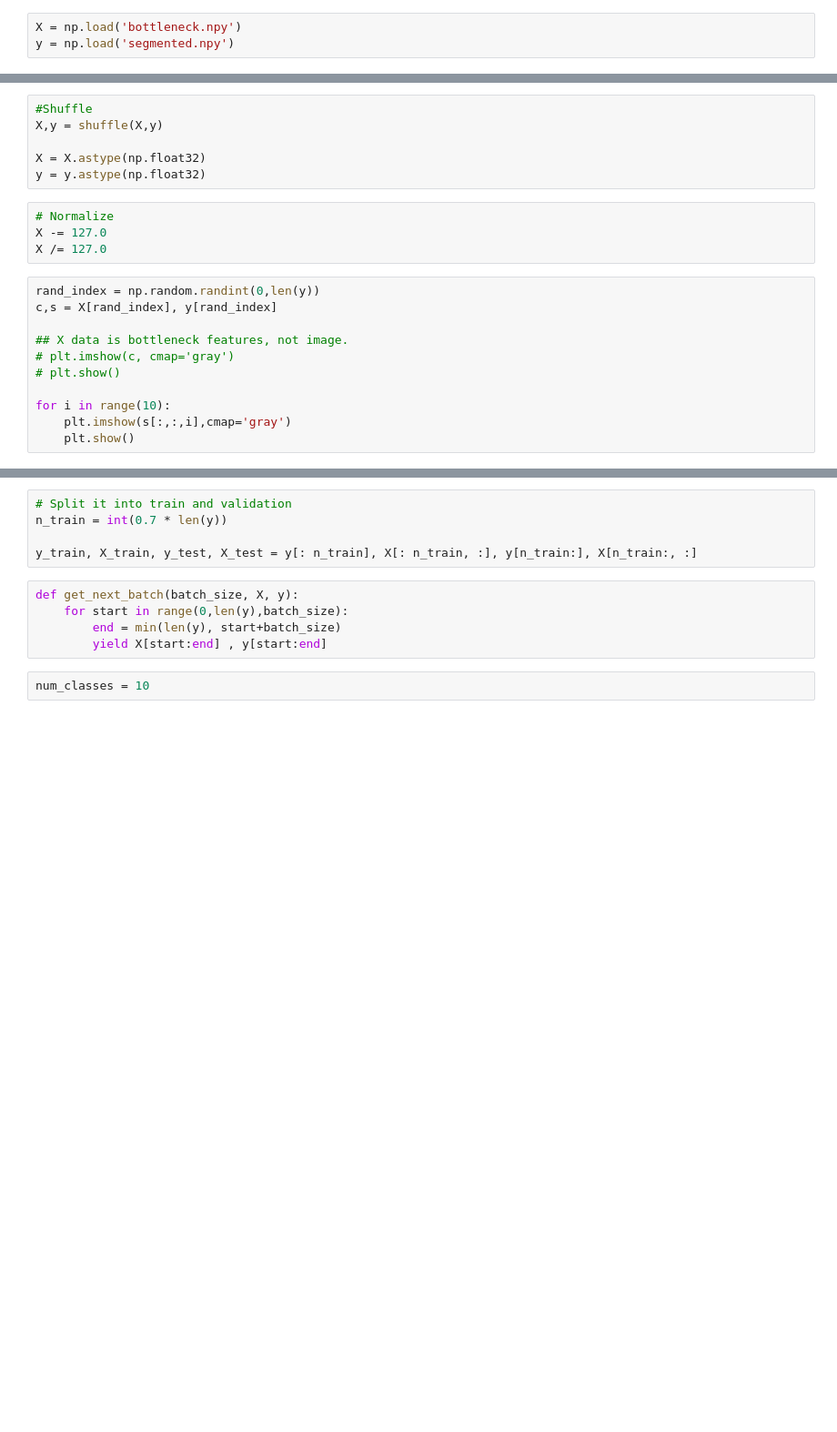
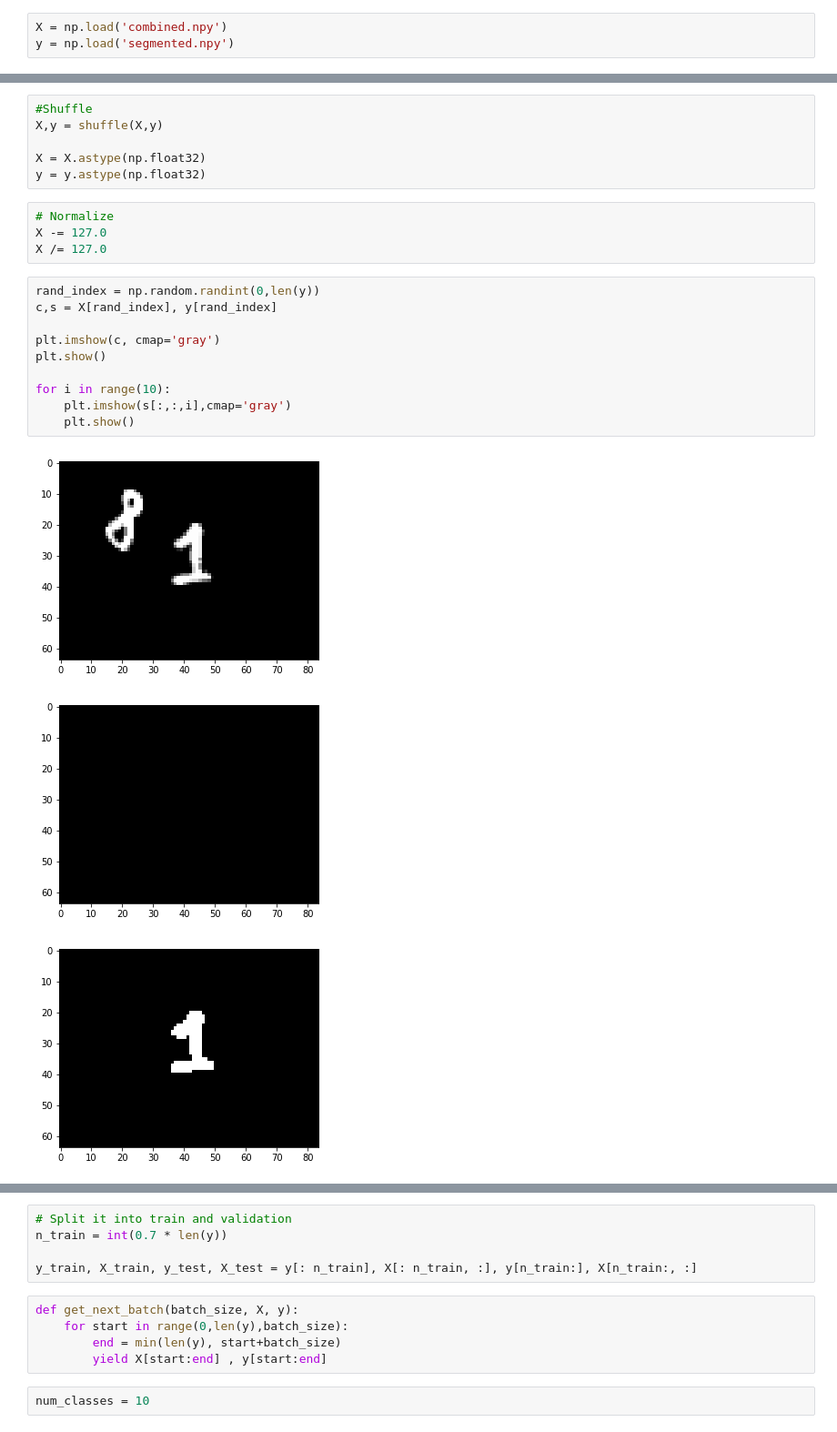
Before and after one commit to farhanhubble/udacity-connect, a Jupyter notebook: FCN-mnist.ipynb, the cells around one changed output, grey strips where cells are left out. Shown at 91% size. Saved outputs shown, nothing was run; the diff lists cells and outputs as text; blank space fills up the shorter version.

```diff
--- a/FCN-mnist.ipynb
+++ b/FCN-mnist.ipynb
@@ -9,5 +11,5 @@ from sklearn.utils import shuffle
 # %%
-X = np.load('bottleneck.npy')
+X = np.load('combined.npy')
 y = np.load('segmented.npy')
 # %%
 print(X.shape, y.shape)
@@ -26,11 +28,14 @@ X /= 127.0
 # %%
 rand_index = np.random.randint(0,len(y))
 c,s = X[rand_index], y[rand_index]
 
-## X data is bottleneck features, not image.
-# plt.imshow(c, cmap='gray')
-# plt.show()
+plt.imshow(c, cmap='gray')
+plt.show()
 
 for i in range(10):
     plt.imshow(s[:,:,i],cmap='gray')
     plt.show()
+# %% [output]
+[figure, added]
+[figure, added]
+[figure, added]
```
Also changed, not shown: parts of 11 cells of this notebook.
